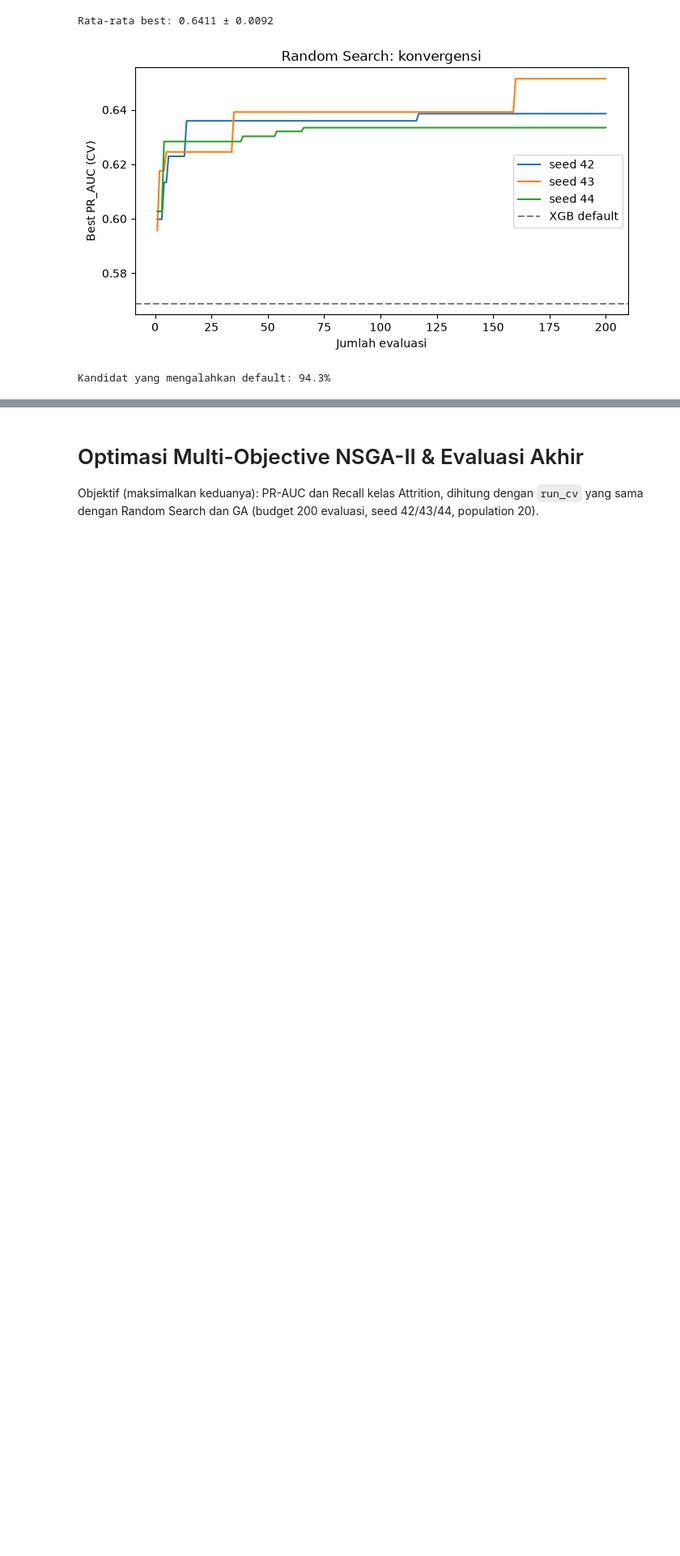
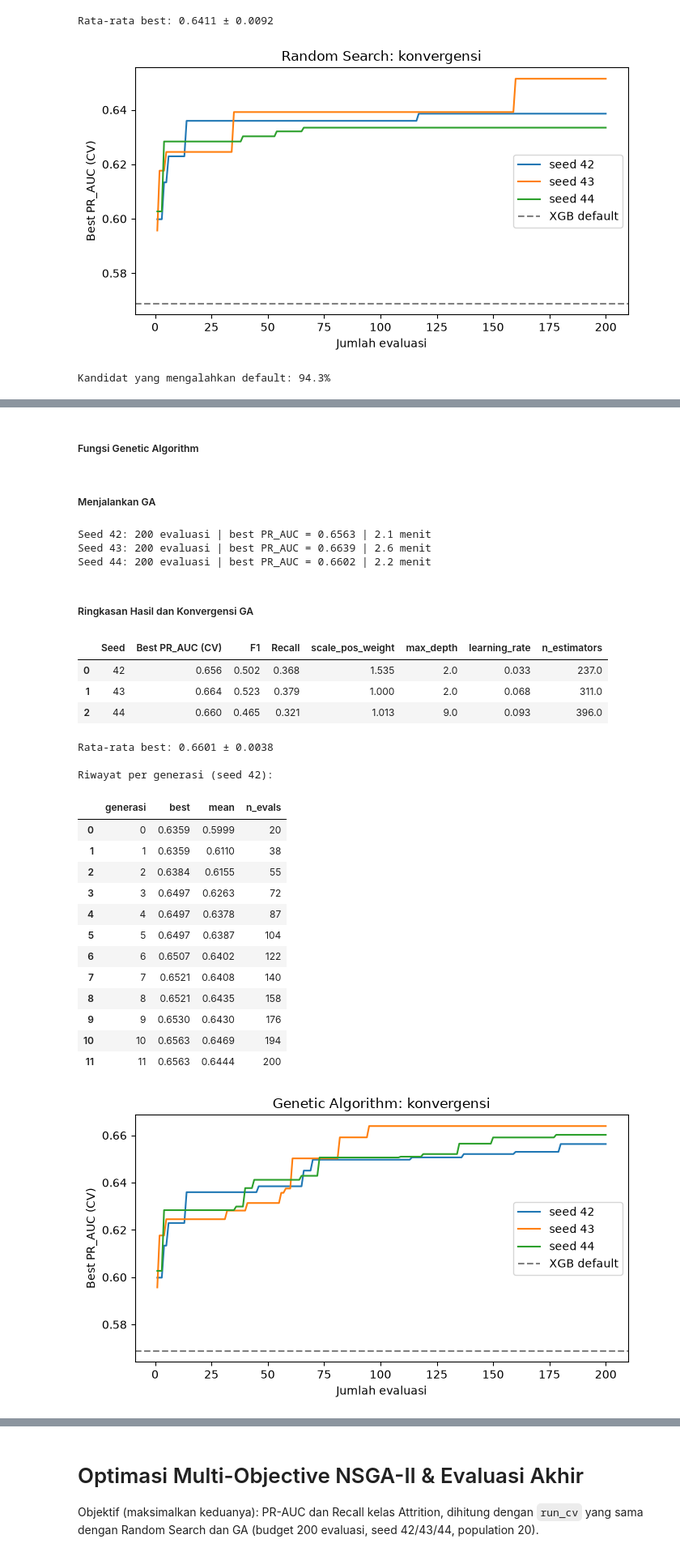
Before and after one commit to manl1/Project-ETS-Machine-Learning, a Jupyter notebook: project-ets.ipynb, the cells around one changed output, grey strips where cells are left out. Shown at 81% size. Saved outputs shown, nothing was run; the diff lists cells and outputs as text; code cells hidden in the pictures; blank space fills up the shorter version.

```diff
--- a/project-ets.ipynb
+++ b/project-ets.ipynb
@@ -826,0 +865,2 @@ Kandidat yang mengalahkan default: 94.3%
+# %% [markdown]
+##### Fungsi Genetic Algorithm
@@ -826,0 +901,78 @@ Kandidat yang mengalahkan default: 94.3%
+# %% [markdown]
+##### Menjalankan GA
+# %%
+from types import SimpleNamespace
+
+RERUN_GA = True   # False = muat dari hasil_search/ga_seed*.csv jika sudah ada (hemat waktu)
+
+def muat_ga_csv(seed):
+    h = pd.read_csv(f"hasil_search/ga_seed{seed}.csv")
+    p_gen = f"hasil_search/ga_generasi_seed{seed}.csv"
+    g = pd.read_csv(p_gen) if os.path.exists(p_gen) else pd.DataFrame()
+    return SimpleNamespace(history=h.to_dict("records"), gen_log=g.to_dict("records"),
+                           waktu=float("nan"), n_evals=len(h))
+
+ga_runs = {}
+for seed in SEEDS:
+    path = f"hasil_search/ga_seed{seed}.csv"
+    if (not RERUN_GA) and os.path.exists(path):
+        ga_runs[seed] = muat_ga_csv(seed)
+        print(f"Seed {seed}: dimuat dari CSV ({ga_runs[seed].n_evals} evaluasi)")
+        continue
+    ev = genetic_algorithm(BUDGET, seed)
+    ga_runs[seed] = ev
+    pd.DataFrame(ev.history).to_csv(path, index=False)
+    pd.DataFrame(ev.gen_log).to_csv(f"hasil_search/ga_generasi_seed{seed}.csv", index=False)
+    print(f"Seed {seed}: {ev.n_evals} evaluasi | best {FITNESS_METRIC} = "
+          f"{max(h['score'] for h in ev.history):.4f} | {ev.waktu/60:.1f} menit", flush=True)
+# %% [output]
+Seed 42: 200 evaluasi | best PR_AUC = 0.6563 | 2.1 menit
+Seed 43: 200 evaluasi | best PR_AUC = 0.6639 | 2.6 menit
+Seed 44: 200 evaluasi | best PR_AUC = 0.6602 | 2.2 menit
+# %% [markdown]
+##### Ringkasan Hasil dan Konvergensi GA
+# %%
+ringkas_ga = []
+for seed, ev in ga_runs.items():
+    h = pd.DataFrame(ev.history)
+    b = h.loc[h["score"].idxmax()]
+    ringkas_ga.append({"Seed": seed, "Best PR_AUC (CV)": b["score"], "F1": b["F1"],
+                       "Recall": b["Recall"], "scale_pos_weight": b["scale_pos_weight"],
+                       "max_depth": b["max_depth"], "learning_rate": b["learning_rate"],
+                       "n_estimators": b["n_estimators"]})
+ringkas_ga = pd.DataFrame(ringkas_ga)
+display(ringkas_ga.round(3))
+print(f"Rata-rata best: {ringkas_ga['Best PR_AUC (CV)'].mean():.4f} ± {ringkas_ga['Best PR_AUC (CV)'].std():.4f}")
+
+print(f"\nRiwayat per generasi (seed {SEEDS[0]}):")
+display(pd.DataFrame(ga_runs[SEEDS[0]].gen_log).round(4))
+
+fig, ax = plt.subplots(figsize=(7, 4))
+for seed, ev in ga_runs.items():
+    s = pd.Series([h["score"] for h in ev.history]).cummax()
+    ax.plot(range(1, len(s) + 1), s, label=f"seed {seed}")
+ax.axhline(hasil_xgb.loc[0, "PR_AUC"], color="gray", ls="--", label="XGB default")
+ax.set_xlabel("Jumlah evaluasi"); ax.set_ylabel(f"Best {FITNESS_METRIC} (CV)")
+ax.set_title("Genetic Algorithm: konvergensi"); ax.legend(); plt.tight_layout(); plt.show()
+# %% [output]
+|  | Seed | Best PR_AUC (CV) | F1 | Recall | scale_pos_weight | max_depth | learning_rate | n_estimators |
+| 0 | 42 | 0.656 | 0.502 | 0.368 | 1.535 | 2.0 | 0.033 | 237.0 |
+| 1 | 43 | 0.664 | 0.523 | 0.379 | 1.000 | 2.0 | 0.068 | 311.0 |
+| 2 | 44 | 0.660 | 0.465 | 0.321 | 1.013 | 9.0 | 0.093 | 396.0 |
+Rata-rata best: 0.6601 ± 0.0038
+
+Riwayat per generasi (seed 42):
+|  | generasi | best | mean | n_evals |
+| 0 | 0 | 0.6359 | 0.5999 | 20 |
+| 1 | 1 | 0.6359 | 0.6110 | 38 |
+| 2 | 2 | 0.6384 | 0.6155 | 55 |
+| 3 | 3 | 0.6497 | 0.6263 | 72 |
+| 4 | 4 | 0.6497 | 0.6378 | 87 |
+| 5 | 5 | 0.6497 | 0.6387 | 104 |
+| 6 | 6 | 0.6507 | 0.6402 | 122 |
+| 7 | 7 | 0.6521 | 0.6408 | 140 |
+| 8 | 8 | 0.6521 | 0.6435 | 158 |
+| 9 | 9 | 0.6530 | 0.6430 | 176 |
+| 10 | 10 | 0.6563 | 0.6469 | 194 |
+| 11 | 11 | 0.6563 | 0.6444 | 200 |
+[figure, added]
```
Also changed, not shown: parts of 38 cells of this notebook, 10 other files.
